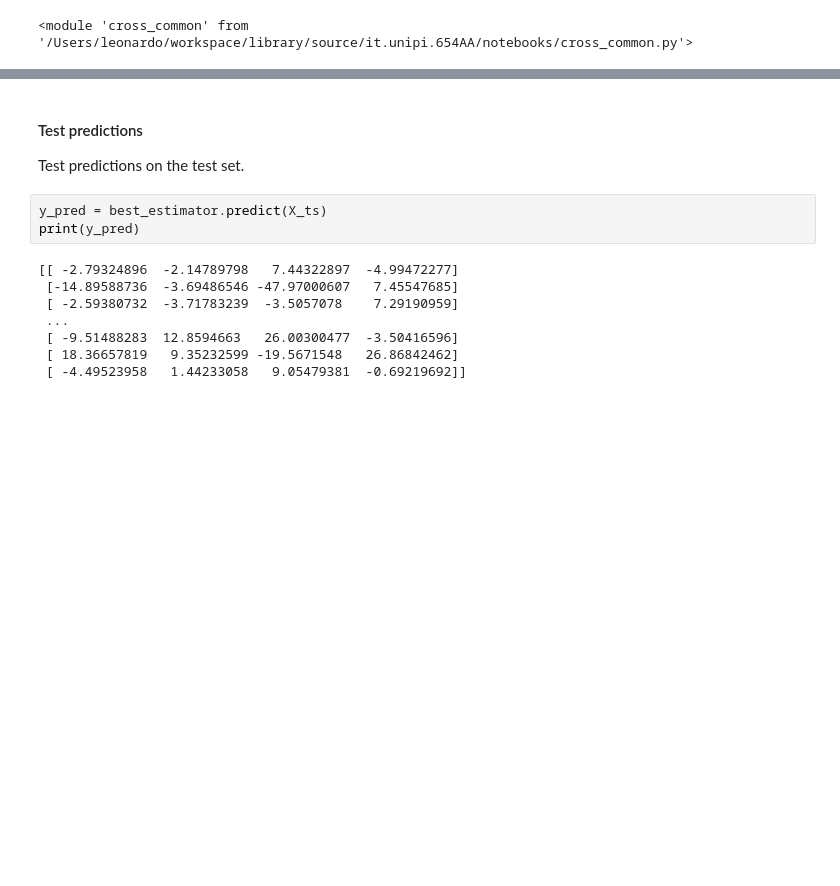
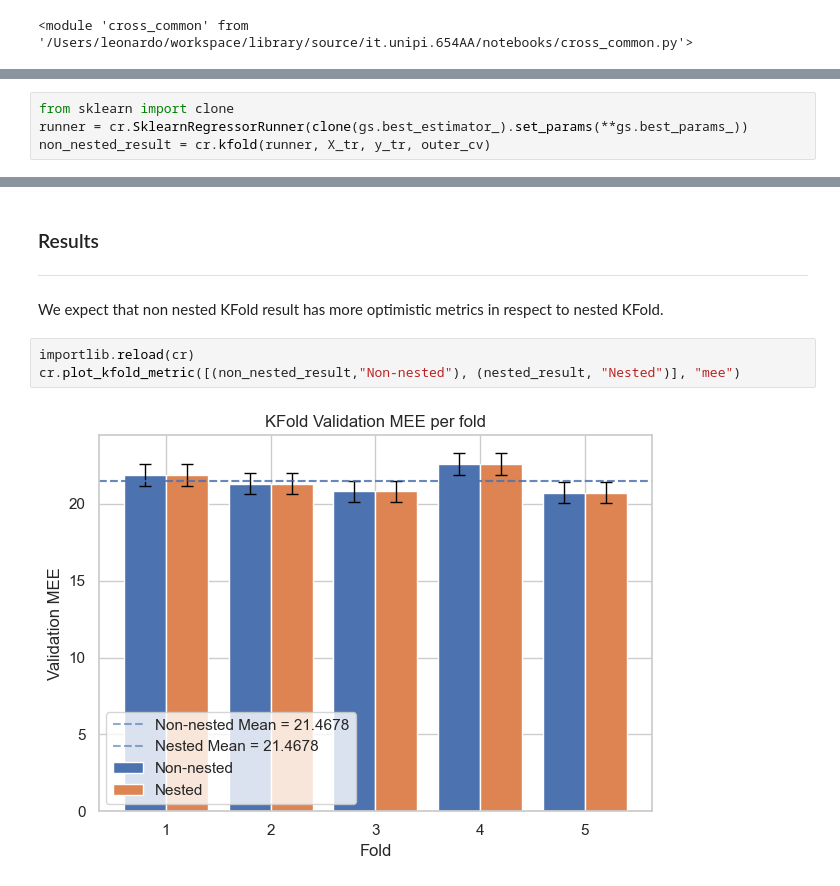
Before and after one commit to Borbico/Machine_Learning_Melaccio, a Jupyter notebook: notebooks/cup_KNN.ipynb, the cells around one changed output, grey strips where cells are left out. Saved outputs shown, nothing was run; the diff lists cells and outputs as text; blank space fills up the shorter version.

```diff
--- a/notebooks/cup_KNN.ipynb
+++ b/notebooks/cup_KNN.ipynb
@@ -146,0 +137,4 @@ Validation      | samples: 100
+# %%
+from sklearn import clone
+runner = cr.SklearnRegressorRunner(clone(gs.best_estimator_).set_params(**gs.best_params_))
+non_nested_result = cr.kfold(runner, X_tr, y_tr, outer_cv)
@@ -194,14 +221,10 @@ cr.kfold_regression_table(kf_result, use="mee", derive_rmse=True)
-# %% [markdown]
-<h4>Test predictions</h4>
-<p>Test predictions on the test set.</p>
-# %%
-y_pred = best_estimator.predict(X_ts)
-print(y_pred)
-# %% [output]
-[[ -2.79324896  -2.14789798   7.44322897  -4.99472277]
- [-14.89588736  -3.69486546 -47.97000607   7.45547685]
- [ -2.59380732  -3.71783239  -3.5057078    7.29190959]
- ...
- [ -9.51488283  12.8594663   26.00300477  -3.50416596]
- [ 18.36657819   9.35232599 -19.5671548   26.86842462]
- [ -4.49523958   1.44233058   9.05479381  -0.69219692]]
+# %% [markdown]
+<h3>Results</h3>
+<hr/>
+# %% [markdown]
+<p>We expect that non nested KFold result has more optimistic metrics in respect to nested KFold.</p>
+# %%
+importlib.reload(cr)
+cr.plot_kfold_metric([(non_nested_result,"Non-nested"), (nested_result, "Nested")], "mee")
+# %% [output]
+[figure, added]
```
Also changed, not shown: parts of 38 cells of this notebook, 11 other files.
